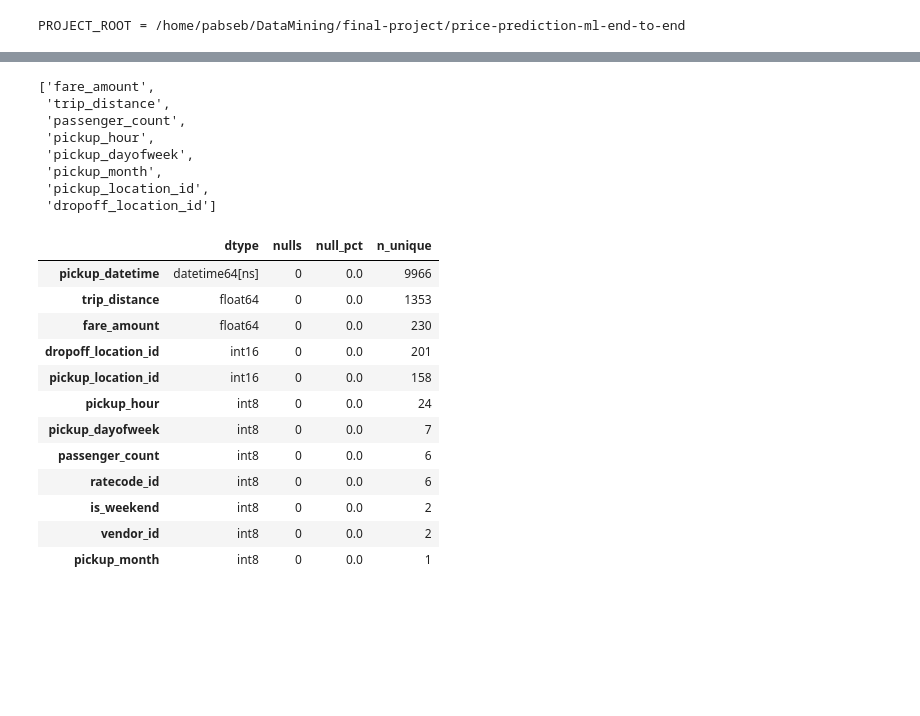
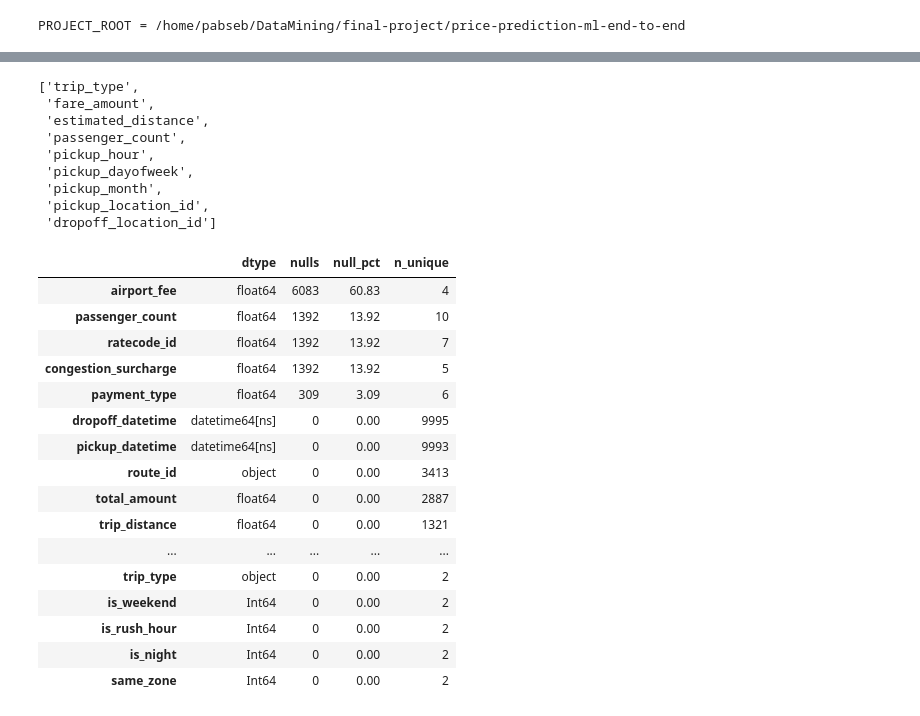
Before and after one commit to jjjulianleon/price-prediction-ml-end-to-end, a Jupyter notebook: notebooks/01_eda.ipynb, the cells around one changed output, grey strips where cells are left out. Drawn from its saved outputs; the diff is of its cells as text; code cells hidden in the pictures; blank space fills up the shorter version.

```diff
--- a/notebooks/01_eda.ipynb
+++ b/notebooks/01_eda.ipynb
@@ -47,8 +54,8 @@ import pandas as pd
 import matplotlib.pyplot as plt
 import seaborn as sns
 
-from src.data.ingestion import fetch_sample
-from src.features.build_features import DISTANCE_COLUMN, LEAKAGE_COLUMNS, TARGET_COLUMN, build_candidate_modeling_frame, normalize_raw_taxi_frame
+from src.data.ingestion import balanced_raw_sample_sql, fetch_sample
+from src.features.build_features import DISTANCE_COLUMN, LEAKAGE_COLUMNS, TARGET_COLUMN, add_temporal_features, build_candidate_modeling_frame, normalize_raw_taxi_frame
 from src.utils.config import get_settings
 
 sns.set_theme(style='whitegrid', context='notebook')
@@ -56,14 +63,16 @@ pd.set_option('display.max_columns', 100)
 
 settings = get_settings()
 sample_limit = 10000
+
 raw_sample = fetch_sample(
-    f"SELECT * FROM {settings.raw_table}",
-    sample_pct=1.0,
+    balanced_raw_sample_sql(settings, limit=sample_limit, sample_seed=settings.eda_sample_seed),
     limit=sample_limit,
-    sample_seed=settings.eda_sample_seed,
     settings=settings,
 )
+
 sample_df = normalize_raw_taxi_frame(raw_sample)
+eda_df = add_temporal_features(sample_df)
+
 candidate_df = build_candidate_modeling_frame(
     raw_sample,
     start_date=settings.data_start_date,
@@ -71,10 +80,13 @@ candidate_df = build_candidate_modeling_frame(
 )
 
 assert not raw_sample.empty, 'La muestra raw del EDA esta vacia. Revisa setup/ingest.'
-print('table =', settings.raw_table)
+print('trip_types =', settings.trip_type_label)
 print('raw sample shape =', raw_sample.shape)
 print('raw columns =', raw_sample.columns.tolist())
 print('canonical columns =', sample_df.columns.tolist())
+print('eda columns =', eda_df.columns.tolist())
+print('sample by trip_type =')
+print(sample_df['trip_type'].value_counts(dropna=False).sort_index())
 print('candidate rows after rules =', len(candidate_df))
-sample_df.head()
+eda_df.head()
 # %% [output]
@@ -90,14 +110,15 @@ columns = ['pickup_datetime', 'pickup_hour', 'pickup_dayofweek', 'pickup_month',
 # %%
 required_cols = [
-    'fare_amount', DISTANCE_COLUMN, 'passenger_count', 'pickup_hour',
+    'trip_type', 'fare_amount', DISTANCE_COLUMN, 'passenger_count', 'pickup_hour',
     'pickup_dayofweek', 'pickup_month', 'pickup_location_id', 'dropoff_location_id'
 ]
-missing_cols = sorted(set(required_cols).difference(sample_df.columns))
-assert not missing_cols, f'Faltan columnas esperadas en la OBT: {missing_cols}'
+missing_cols = sorted(set(required_cols).difference(eda_df.columns))
+assert not missing_cols, f'Faltan columnas esperadas en el frame de EDA: {missing_cols}'
 required_cols
 # %% [output]
-['fare_amount',
- 'trip_distance',
+['trip_type',
+ 'fare_amount',
+ 'estimated_distance',
  'passenger_count',
  'pickup_hour',
  'pickup_dayofweek',
@@ -107,28 +128,32 @@ required_cols
 # %%
 eda_summary = (
     pd.DataFrame({
-        'dtype': sample_df.dtypes.astype(str),
-        'nulls': sample_df.isna().sum(),
-        'null_pct': (sample_df.isna().mean() * 100).round(2),
-        'n_unique': sample_df.nunique(dropna=False),
+        'dtype': eda_df.dtypes.astype(str),
+        'nulls': eda_df.isna().sum(),
+        'null_pct': (eda_df.isna().mean() * 100).round(2),
+        'n_unique': eda_df.nunique(dropna=False),
     })
     .sort_values(['null_pct', 'n_unique'], ascending=[False, False])
 )
 eda_summary
 # %% [output]
 |  | dtype | nulls | null_pct | n_unique |
-| pickup_datetime | datetime64[ns] | 0 | 0.0 | 9966 |
-| trip_distance | float64 | 0 | 0.0 | 1353 |
-| fare_amount | float64 | 0 | 0.0 | 230 |
-| dropoff_location_id | int16 | 0 | 0.0 | 201 |
-| pickup_location_id | int16 | 0 | 0.0 | 158 |
-| pickup_hour | int8 | 0 | 0.0 | 24 |
-| pickup_dayofweek | int8 | 0 | 0.0 | 7 |
-| passenger_count | int8 | 0 | 0.0 | 6 |
-| ratecode_id | int8 | 0 | 0.0 | 6 |
-| is_weekend | int8 | 0 | 0.0 | 2 |
-| vendor_id | int8 | 0 | 0.0 | 2 |
-| pickup_month | int8 | 0 | 0.0 | 1 |
+| airport_fee | float64 | 6083 | 60.83 | 4 |
+| passenger_count | float64 | 1392 | 13.92 | 10 |
+| ratecode_id | float64 | 1392 | 13.92 | 7 |
+| congestion_surcharge | float64 | 1392 | 13.92 | 5 |
+| payment_type | float64 | 309 | 3.09 | 6 |
+| dropoff_datetime | datetime64[ns] | 0 | 0.00 | 9995 |
+| pickup_datetime | datetime64[ns] | 0 | 0.00 | 9993 |
+| route_id | object | 0 | 0.00 | 3413 |
+| total_amount | float64 | 0 | 0.00 | 2887 |
+| trip_distance | float64 | 0 | 0.00 | 1321 |
+| ... | ... | ... | ... | ... |
+| trip_type | object | 0 | 0.00 | 2 |
+| is_weekend | Int64 | 0 | 0.00 | 2 |
+| is_rush_hour | Int64 | 0 | 0.00 | 2 |
+| is_night | Int64 | 0 | 0.00 | 2 |
+| same_zone | Int64 | 0 | 0.00 | 2 |
 # %%
 numeric_cols = [
     'fare_amount', DISTANCE_COLUMN, 'passenger_count', 'pickup_hour',
```
Also changed, not shown: parts of 9 cells of this notebook, 39 other files.
